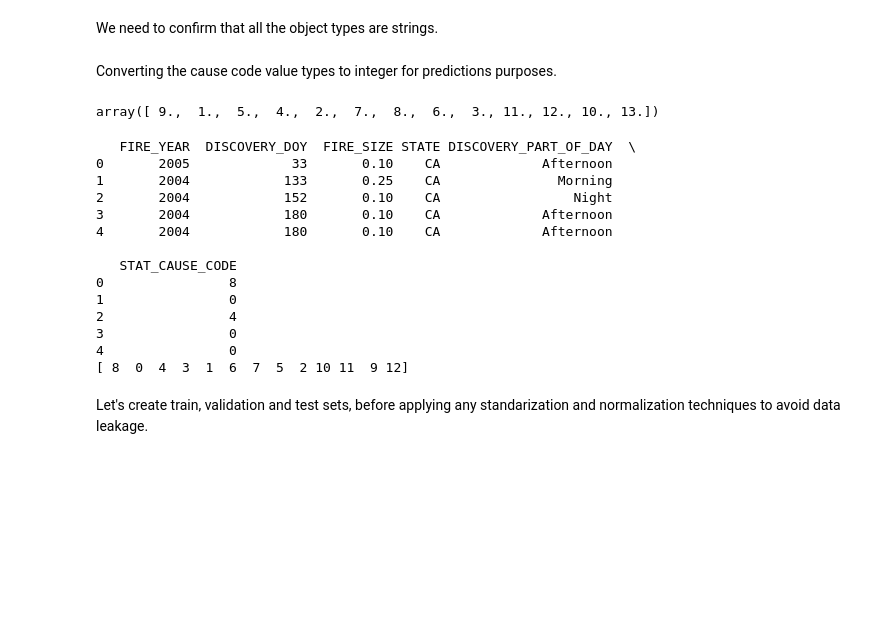
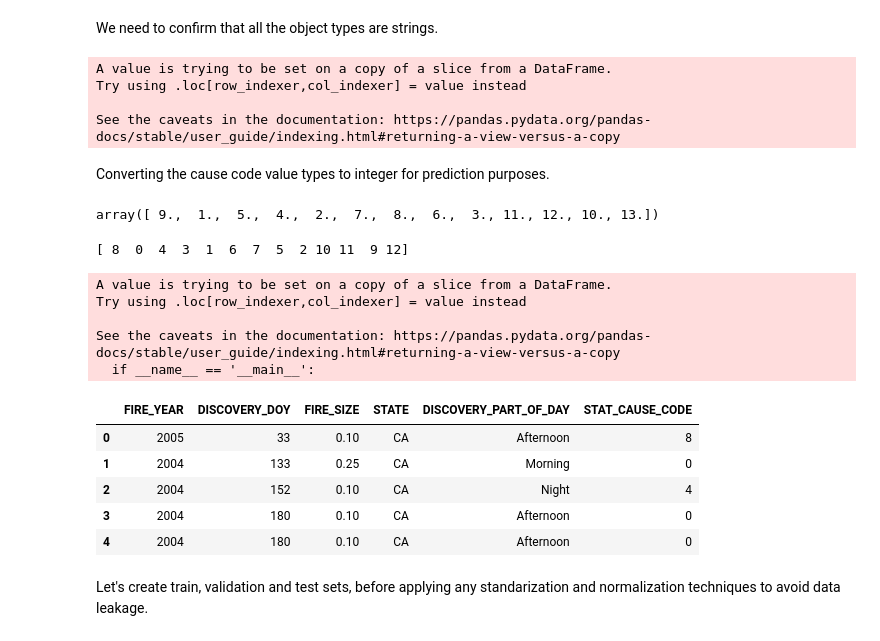
Before and after one commit to mariolys07/WildfireCauses, a Jupyter notebook: src/Feature_Engineering.ipynb, the cells around one changed output. Cells and saved outputs as stored; diff of their text form; code cells hidden in the pictures; blank space fills up the shorter version.

```diff
--- a/src/Feature_Engineering.ipynb
+++ b/src/Feature_Engineering.ipynb
@@ -31,0 +36,5 @@ df = pd.read_pickle(data_stream)
+# %%
+print(df.shape)
+df.drop_duplicates(keep=False,inplace=True)
+print(df.shape)
+df.head(5)
@@ -96,30 +112,33 @@ object_type_columns = [column_name for column_name in final_df.columns
                        if pd.api.types.is_object_dtype(final_df[column_name].dtype)]
 for column_name in object_type_columns:
     final_df[column_name] = final_df[column_name].astype(str)
+# %% [output]
+A value is trying to be set on a copy of a slice from a DataFrame.
+Try using .loc[row_indexer,col_indexer] = value instead
+
+See the caveats in the documentation: https://pandas.pydata.org/pandas-docs/stable/user_guide/indexing.html#returning-a-view-versus-a-copy
 # %% [markdown]
-Converting the cause code value types to integer for predictions purposes.
+Converting the cause code value types to integer for prediction purposes.
 # %%
 final_df['STAT_CAUSE_CODE'].unique()
 # %% [output]
 array([ 9.,  1.,  5.,  4.,  2.,  7.,  8.,  6.,  3., 11., 12., 10., 13.])
 # %%
 final_df['STAT_CAUSE_CODE'] = final_df['STAT_CAUSE_CODE'].astype(int) -1
-print(final_df.head(5))
 print(final_df['STAT_CAUSE_CODE'].unique())
+final_df.head(5)
 # %% [output]
-   FIRE_YEAR  DISCOVERY_DOY  FIRE_SIZE STATE DISCOVERY_PART_OF_DAY  \
-0       2005             33       0.10    CA             Afternoon
-1       2004            133       0.25    CA               Morning
-2       2004            152       0.10    CA                 Night
-3       2004            180       0.10    CA             Afternoon
-4       2004            180       0.10    CA             Afternoon
-
-   STAT_CAUSE_CODE
-0                8
-1                0
-2                4
-3                0
-4                0
 [ 8  0  4  3  1  6  7  5  2 10 11  9 12]
+A value is trying to be set on a copy of a slice from a DataFrame.
+Try using .loc[row_indexer,col_indexer] = value instead
+
+See the caveats in the documentation: https://pandas.pydata.org/pandas-docs/stable/user_guide/indexing.html#returning-a-view-versus-a-copy
+  if __name__ == '__main__':
+|  | FIRE_YEAR | DISCOVERY_DOY | FIRE_SIZE | STATE | DISCOVERY_PART_OF_DAY | STAT_CAUSE_CODE |
+| 0 | 2005 | 33 | 0.10 | CA | Afternoon | 8 |
+| 1 | 2004 | 133 | 0.25 | CA | Morning | 0 |
+| 2 | 2004 | 152 | 0.10 | CA | Night | 4 |
+| 3 | 2004 | 180 | 0.10 | CA | Afternoon | 0 |
+| 4 | 2004 | 180 | 0.10 | CA | Afternoon | 0 |
 # %% [markdown]
 Let's create train, validation and test sets, before applying any standarization and normalization techniques to avoid data leakage.
```
Also changed, not shown: parts of 18 cells of this notebook, 7 other files.
